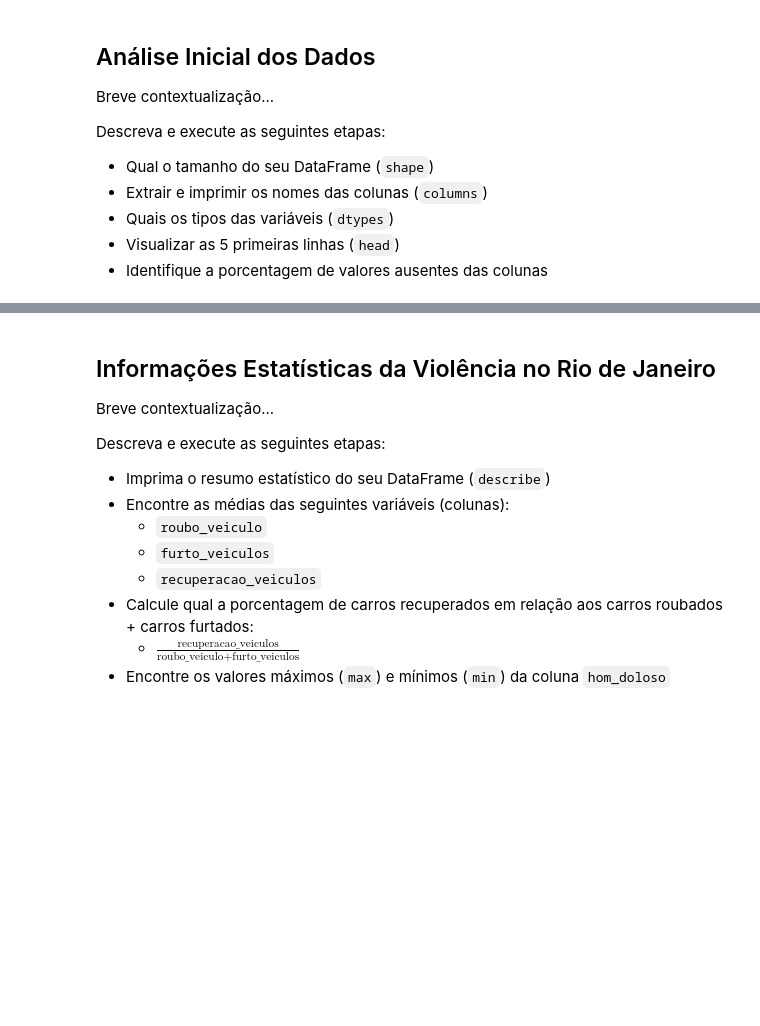
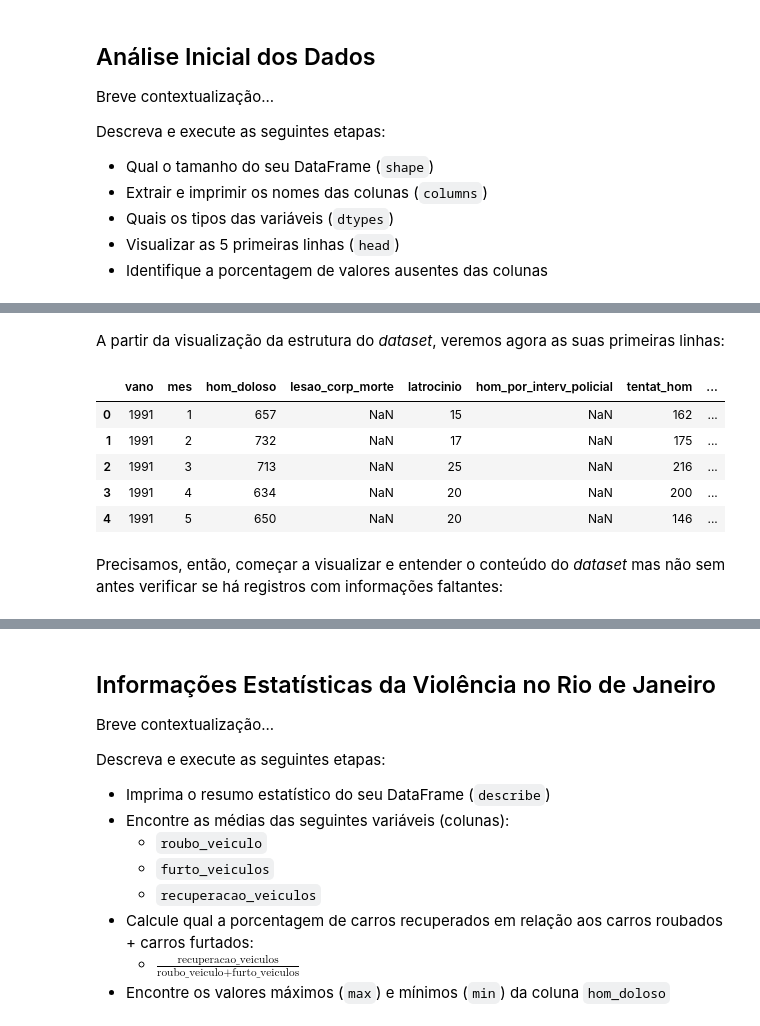
Before and after one commit to leandroguarato/data_science, a Jupyter notebook: Analisando_a_Violência_no_Rio_de_Janeiro.ipynb, the cells around one changed output, grey strips where cells are left out. Cells and saved outputs as stored; diff of their text form; code cells hidden in the pictures; blank space fills up the shorter version.

```diff
--- a/Analisando_a_Violência_no_Rio_de_Janeiro.ipynb
+++ b/Analisando_a_Violência_no_Rio_de_Janeiro.ipynb
@@ -51,0 +111,13 @@ Descreva e execute as seguintes etapas:
+# %% [markdown]
+A partir da visualização da estrutura do *dataset*, veremos agora as suas primeiras linhas:
+# %%
+df.head()
+# %% [output]
+|  | vano | mes | hom_doloso | lesao_corp_morte | latrocinio | hom_por_interv_policial | tentat_hom | ... |
+| 0 | 1991 | 1 | 657 | NaN | 15 | NaN | 162 | ... |
+| 1 | 1991 | 2 | 732 | NaN | 17 | NaN | 175 | ... |
+| 2 | 1991 | 3 | 713 | NaN | 25 | NaN | 216 | ... |
+| 3 | 1991 | 4 | 634 | NaN | 20 | NaN | 200 | ... |
+| 4 | 1991 | 5 | 650 | NaN | 20 | NaN | 146 | ... |
+# %% [markdown]
+Precisamos, então, começar a visualizar e entender o conteúdo do *dataset* mas não sem antes verificar se há registros com informações faltantes:
```
Also changed, not shown: parts of 12 cells of this notebook.
